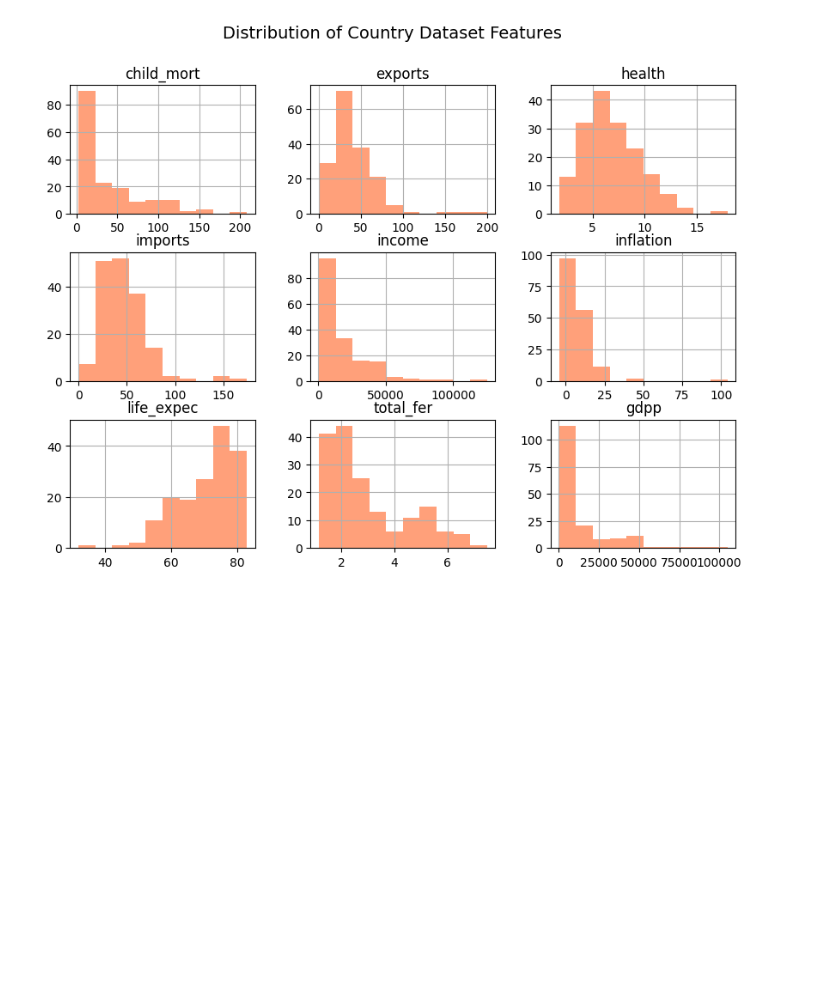
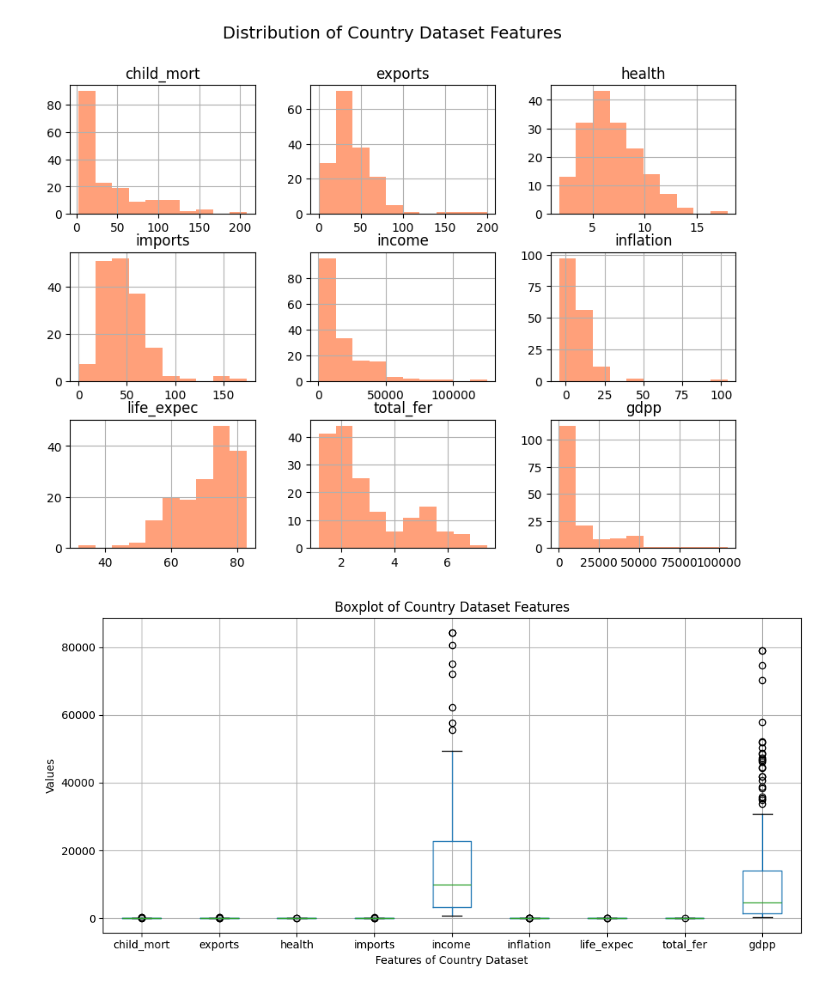
Before and after one commit to bytesbyt/ds_help_country, a Jupyter notebook: country.ipynb, the cells around one changed output. Cells and saved outputs as stored; diff of their text form; code cells hidden in the pictures; blank space fills up the shorter version.

```diff
--- a/country.ipynb
+++ b/country.ipynb
@@ -85,3 +88,30 @@ plt.suptitle('Distribution of Country Dataset Features', fontsize=14)
 plt.show()
 # %% [output]
 [figure]
+# %%
+# Feature Clipping 'gdpp'
+# Define lower and upper limits based on percentiles
+lower_limit, upper_limit = np.percentile(df['gdpp'], [1,99])
+
+# Clip the 'gdpp' values
+df['gdpp'] = np.clip(df['gdpp'], lower_limit, upper_limit)
+# %%
+# Feature Clipping 'income'
+# Define lower and upper limits based on percentiles
+lower_limit, upper_limit = np.percentile(df['income'], [1,99])
+
+# Clip the 'gdpp' values
+df['income'] = np.clip(df['income'], lower_limit, upper_limit)
+# %%
+# Boxplot of the dataset to spot outliers
+df.boxplot(figsize=(10,5))
+
+# Add title and labels
+plt.title('Boxplot of Country Dataset Features')
+plt.xlabel('Features of Country Dataset')
+plt.ylabel('Values')
+
+plt.tight_layout()
+plt.show()
+# %% [output]
+[figure, added]
```
Also changed, not shown: parts of 10 cells of this notebook.
